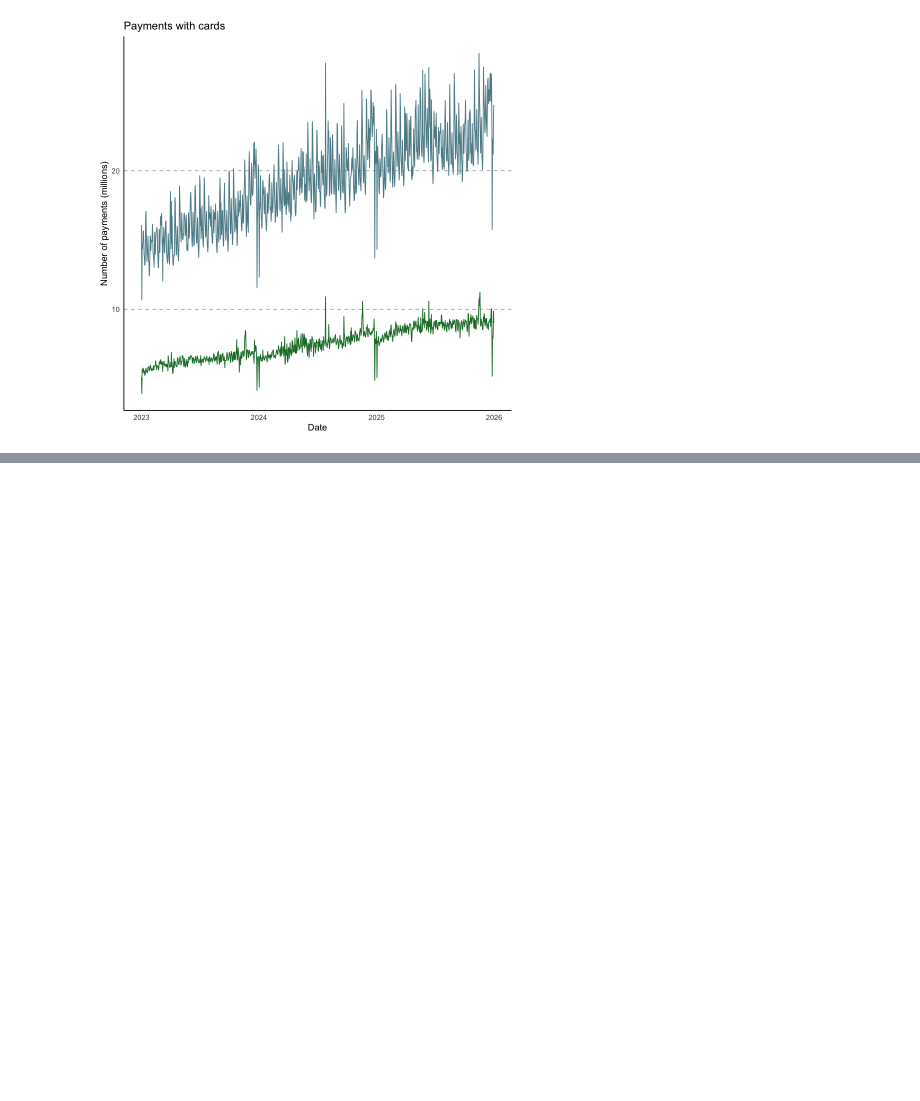
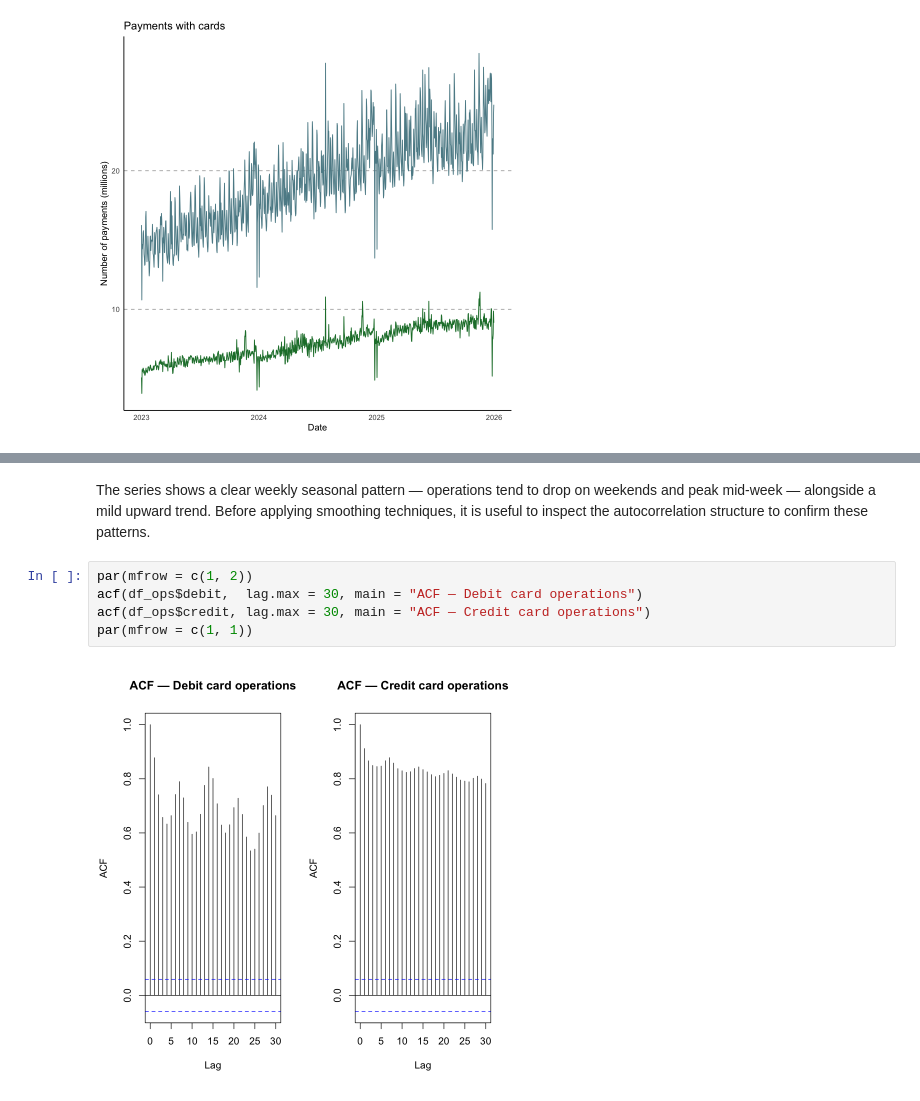
Before and after one commit to gerardorochabenigno/sitio-gerardo-rocha-benigno, a Jupyter notebook: posts/tarjetas-suavizamiento/suavizamiento.ipynb, the cells around one changed output, grey strips where cells are left out. Cells and saved outputs as stored; diff of their text form; blank space fills up the shorter version.

```diff
--- a/posts/tarjetas-suavizamiento/suavizamiento.ipynb
+++ b/posts/tarjetas-suavizamiento/suavizamiento.ipynb
@@ -97,0 +110,9 @@ ggplot(data = df_ops, aes(x=date, y = debit)) +
+# %% [markdown]
+The series shows a clear weekly seasonal pattern — operations tend to drop on weekends and peak mid-week — alongside a mild upward trend. Before applying smoothing techniques, it is useful to inspect the autocorrelation structure to confirm these patterns.
+# %%
+par(mfrow = c(1, 2))
+acf(df_ops$debit,  lag.max = 30, main = "ACF — Debit card operations")
+acf(df_ops$credit, lag.max = 30, main = "ACF — Credit card operations")
+par(mfrow = c(1, 1))
+# %% [output]
+[figure, added]
```
Also changed, not shown: parts of 16 cells of this notebook, 1 other file.
